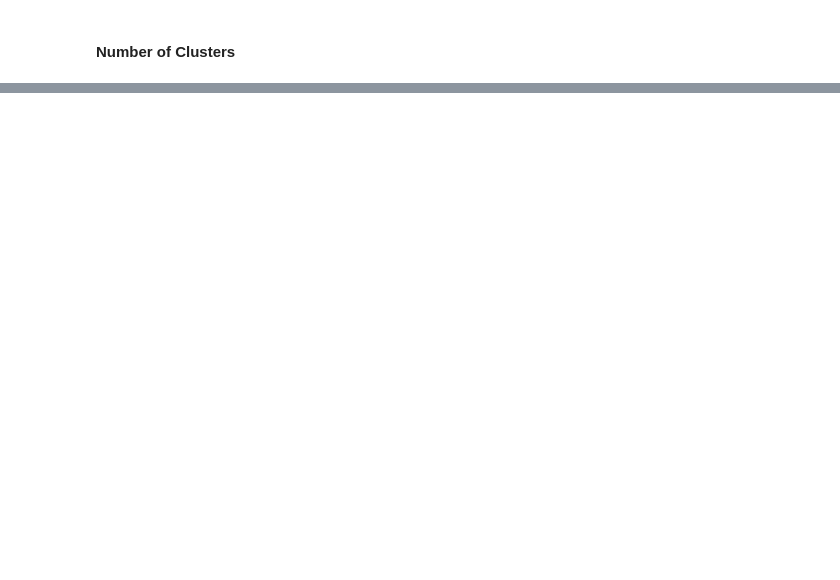
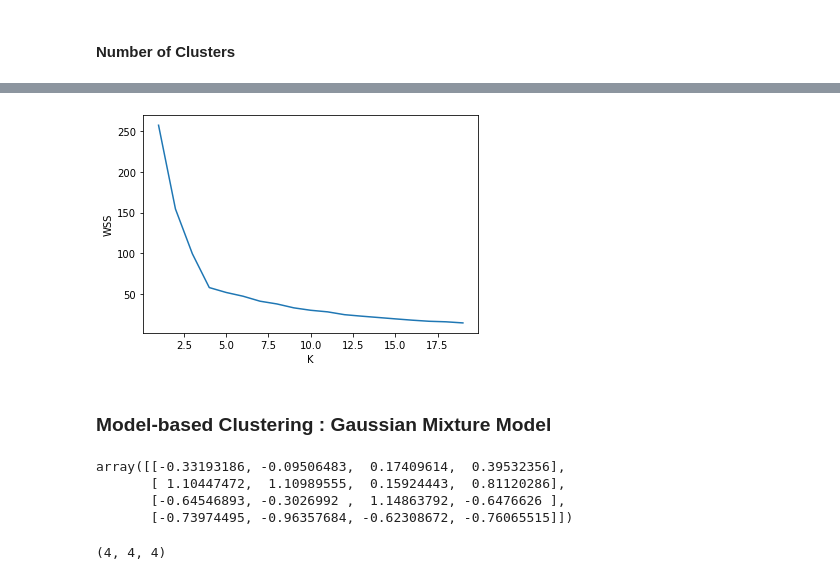
Before and after one commit to luckyspia/TIL, a Jupyter notebook: Statisic_Analysis/06.Clustering.ipynb, the cells around one changed output, grey strips where cells are left out. Saved outputs shown, nothing was run; the diff lists cells and outputs as text; code cells hidden in the pictures; blank space fills up the shorter version.

```diff
--- a/Statisic_Analysis/06.Clustering.ipynb
+++ b/Statisic_Analysis/06.Clustering.ipynb
@@ -115,0 +235,9 @@ array([[0],
+# %%
+from sklearn.cluster import KMeans
+import warnings; warnings.filterwarnings('ignore')
+km = KMeans(n_clusters=4).fit(usarrests_s) # 큰 데이터를 k-means할 때는 batch 단위로 진행하는 것도 고려할 수 있다
+
+usarrests_s['cluster_km']=km.labels_
+usarrests_s['cluster_km']=usarrests_s['cluster_km'].astype('category')
+
+usarrests_s.cluster_km.value_counts()
@@ -115,0 +288,6 @@ array([[0],
+# %%
+# K-means에서는 k를 미리 결정해야함
+wss=[]
+for k in np.arange(1,20): # 클러스터 갯수 1에서부터 19까지 순환
+    km_k = KMeans(n_clusters=k).fit(usarrests_s) # 1에서부터 갯수를 증가시키면서 k-means를 진행
+    wss.append(km_k.inertia_) # inertia를 계산
@@ -115,0 +316,10 @@ array([[0],
+# %%
+# inertia가 급격히 감소하는 위치에서 k를 결정
+plt.plot(np.arange(1,20),wss)
+plt.xlabel('K')
+plt.ylabel('WSS')
+plt.show()
+# %% [output]
+[figure, added]
+# %% [markdown]
+### Model-based Clustering : Gaussian Mixture Model
@@ -115,0 +331,14 @@ array([[0],
+# %%
+# 4 개 그룹에 대해 4 개의 변수에 대한 평균
+gmm.means_ # mu_k
+# %% [output]
+array([[-0.33193186, -0.09506483,  0.17409614,  0.39532356],
+       [ 1.10447472,  1.10989555,  0.15924443,  0.81120286],
+       [-0.64546893, -0.3026992 ,  1.14863792, -0.6476626 ],
+       [-0.73974495, -0.96357684, -0.62308672, -0.76065515]])
+# %%
+# covariances_ = covariance matrix
+# 앞의 4는 component, 뒤의 (4, 4) 는 Sigma_k의 Dimension
+gmm.covariances_.shape # Sigma_k
+# %% [output]
+(4, 4, 4)
```
Also changed, not shown: parts of 45 cells of this notebook.
